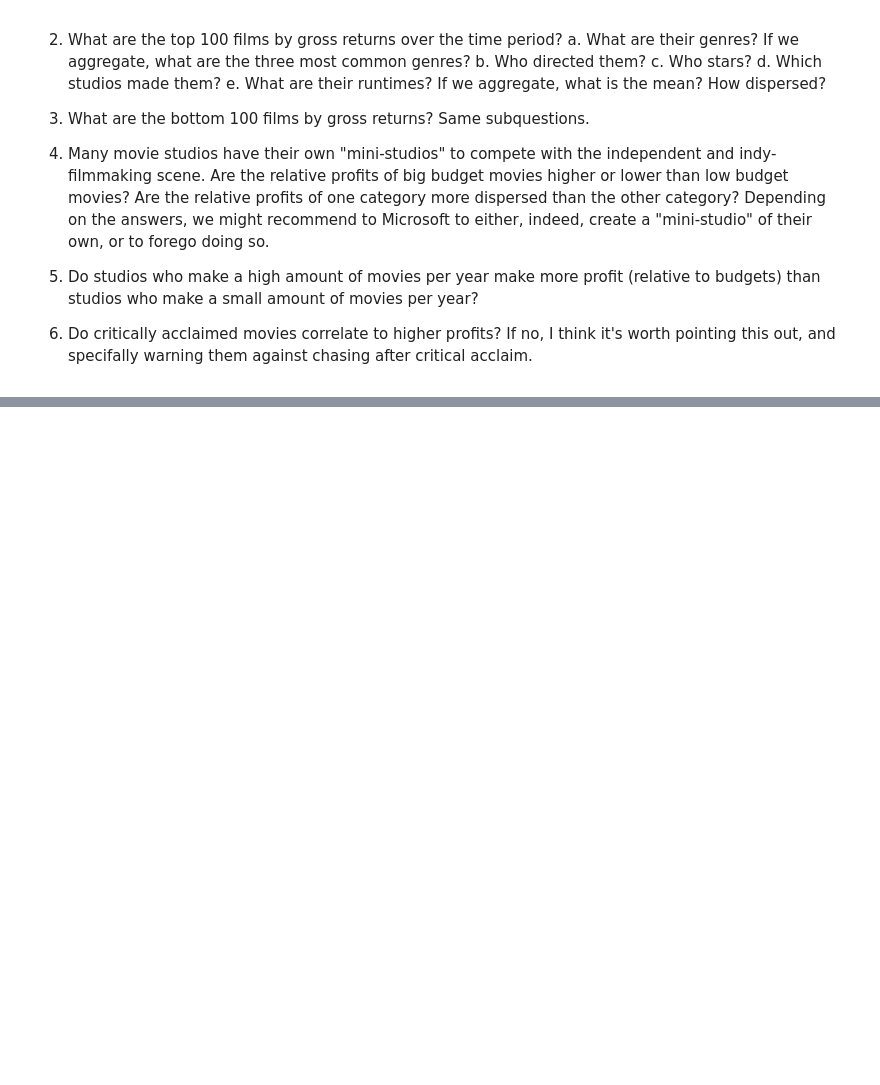
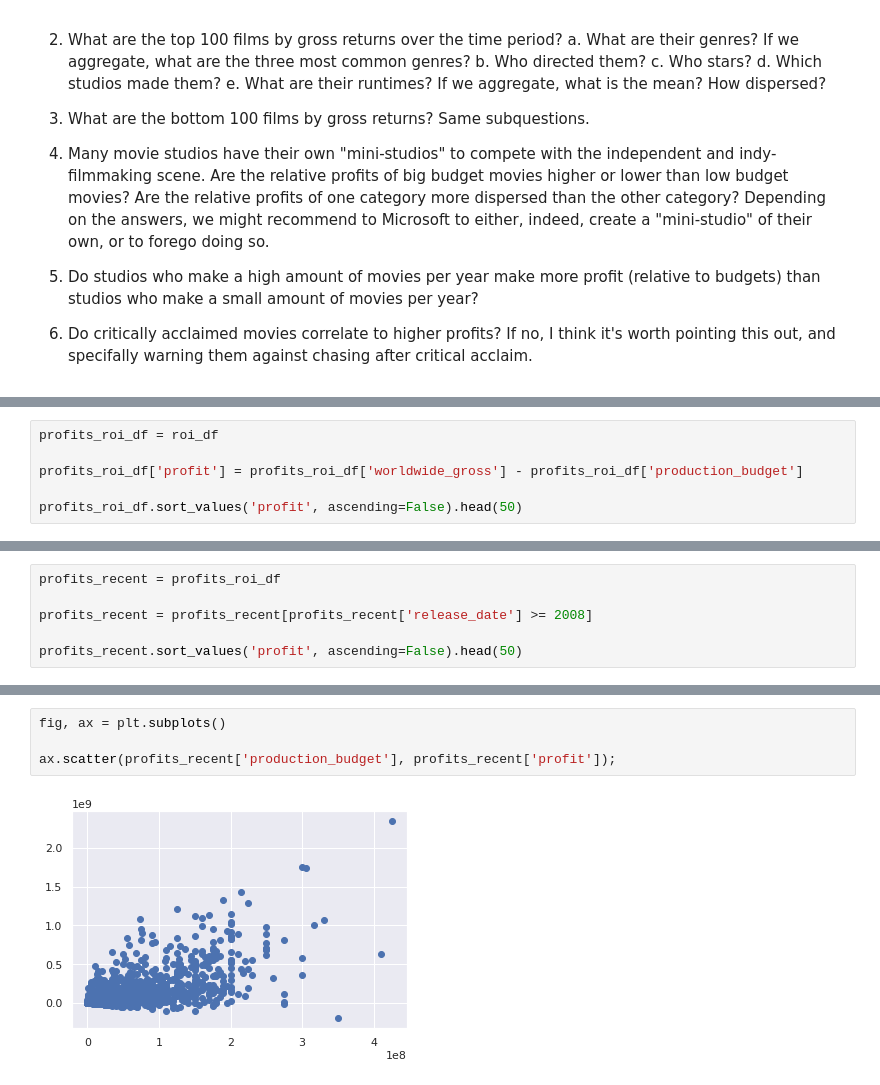
Before and after one commit to jeffbeech/Movies-by-Microsoft, a Jupyter notebook: matt-notebook.ipynb, the cells around one changed output, grey strips where cells are left out. Drawn from its saved outputs; the diff is of its cells as text; blank space fills up the shorter version.

```diff
--- a/matt-notebook.ipynb
+++ b/matt-notebook.ipynb
@@ -389,0 +626,6 @@ sixth_join.dropna(subset=['domestic_gross', 'foreign_gross'], how='any').groupby
+# %%
+profits_roi_df = roi_df
+
+profits_roi_df['profit'] = profits_roi_df['worldwide_gross'] - profits_roi_df['production_budget']
+
+profits_roi_df.sort_values('profit', ascending=False).head(50)
@@ -389,0 +652,6 @@ sixth_join.dropna(subset=['domestic_gross', 'foreign_gross'], how='any').groupby
+# %%
+profits_recent = profits_roi_df
+
+profits_recent = profits_recent[profits_recent['release_date'] >= 2008]
+
+profits_recent.sort_values('profit', ascending=False).head(50)
@@ -389,0 +684,6 @@ sixth_join.dropna(subset=['domestic_gross', 'foreign_gross'], how='any').groupby
+# %%
+fig, ax = plt.subplots()
+
+ax.scatter(profits_recent['production_budget'], profits_recent['profit']);
+# %% [output]
+[figure, added]
```
Also changed, not shown: parts of 36 cells of this notebook.
